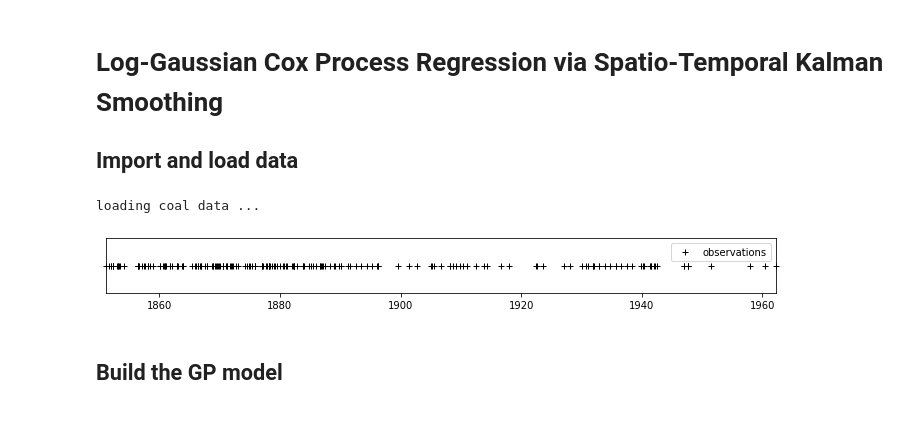
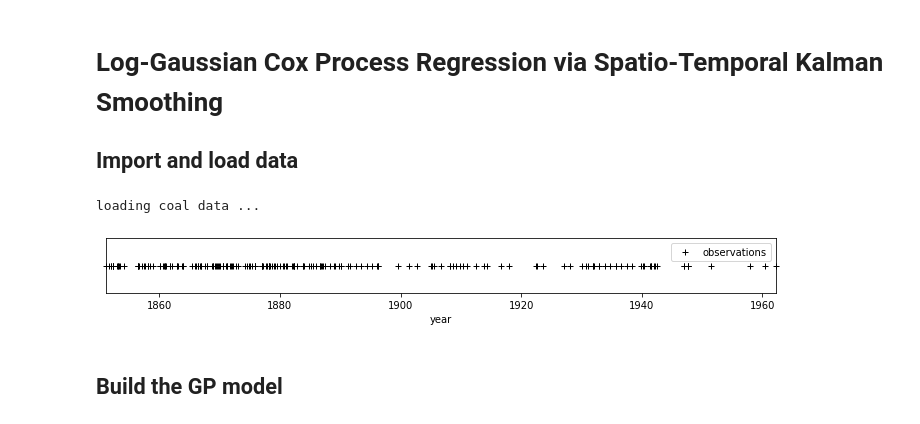
Before and after one commit to AaltoML/kalman-jax, a Jupyter notebook: kalmanjax/notebooks/log_gaussian_cox_process.ipynb, the cells around one changed output. Drawn from its saved outputs; the diff is of its cells as text; code cells hidden in the pictures.

```diff
--- a/kalmanjax/notebooks/log_gaussian_cox_process.ipynb
+++ b/kalmanjax/notebooks/log_gaussian_cox_process.ipynb
@@ -11,34 +11,35 @@ import matplotlib.pyplot as plt
 import time
 import pandas as pd
 from sde_gp import SDEGP
 import approximate_inference as approx_inf
 import priors
 import likelihoods
 from utils import softplus_list, plot
 
 plot_intermediate = False
 
 print('loading coal data ...')
 disaster_timings = pd.read_csv('../../data/coal.txt', header=None).values[:, 0]
 
 # Discretization
 num_time_bins = 200
 # Discretize the data
 x = np.linspace(min(disaster_timings), max(disaster_timings), num_time_bins).T
 y = np.histogram(disaster_timings, np.concatenate([[-1e10], x[:-1] + np.diff(x)/2, [1e10]]))[0][:, None]
 # Test points
 x_test = x
 
 # meanval = np.log(len(disaster_timings)/num_time_bins)  # TODO: incorporate mean
 
 plt.figure(1, figsize=(12, 1))
 plt.plot(disaster_timings, 0*disaster_timings, 'k+', label='observations', clip_on=False)
 plt.xlim(x_test[0], x_test[-1])
 plt.tick_params(axis='y', which='both', right=False, left=False, labelleft=False)
+plt.xlabel('year')
 plt.legend();
 # %% [output]
 loading coal data ...
-[figure, old version]
+[figure, new version]
 # %% [markdown]
 ## Build the GP model
 # %%
```
Also changed, not shown: parts of 3 cells of this notebook, 2 other files.
